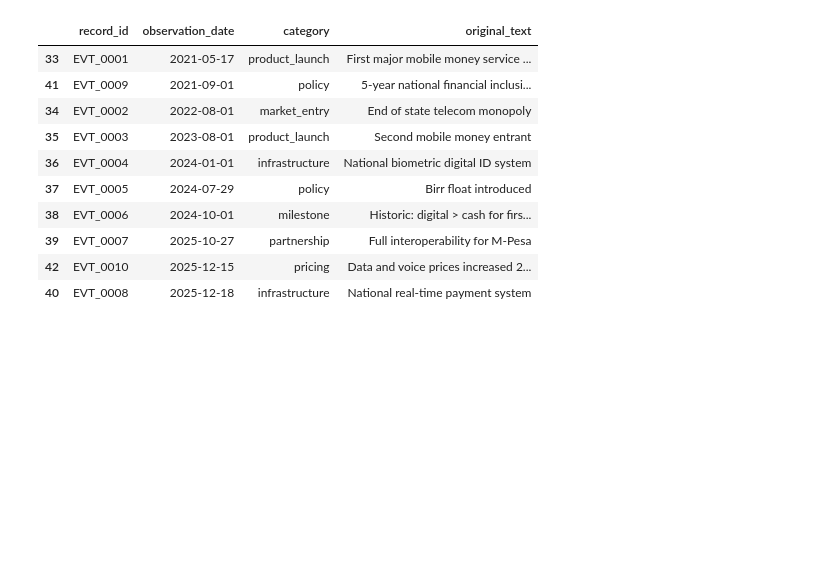
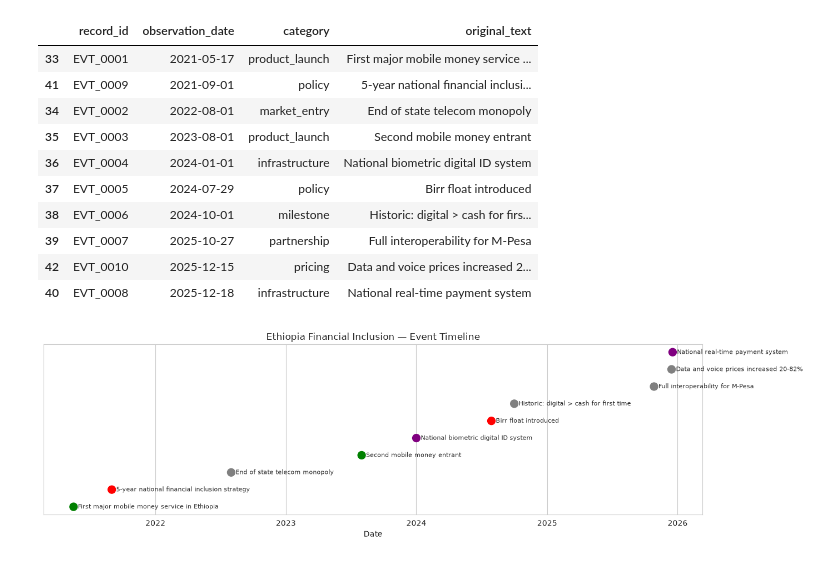
Before and after one commit to Sumeyahassen/ethiopia-fi-forecast, a Jupyter notebook: notebooks/02_eda.ipynb, the cells around one changed output. Cells and saved outputs as stored; diff of their text form; code cells hidden in the pictures; blank space fills up the shorter version.

Commit message:
event time line chrological order

```diff
--- a/notebooks/02_eda.ipynb
+++ b/notebooks/02_eda.ipynb
@@ -292,3 +292,21 @@ Event catalog:
 | 39 | EVT_0007 | 2025-10-27 | partnership | Full interoperability for M-Pesa |
 | 42 | EVT_0010 | 2025-12-15 | pricing | Data and voice prices increased 2... |
 | 40 | EVT_0008 | 2025-12-18 | infrastructure | National real-time payment system |
+# %%
+# Pure event timeline (all events, chronological)
+fig, ax = plt.subplots(figsize=(14, max(4, len(events) * 0.4)))
+y_positions = range(len(events))
+cat_colors = events['category'].map(colors).fillna('gray')
+
+ax.scatter(events['observation_date'], y_positions, c=cat_colors, s=100, zorder=3)
+for y, (_, ev) in zip(y_positions, events.iterrows()):
+    label = str(ev.get('original_text', ''))[:60]
+    ax.text(ev['observation_date'], y, f"  {label}", va='center', fontsize=8)
+
+ax.set_yticks([])
+ax.set_title('Ethiopia Financial Inclusion — Event Timeline')
+ax.set_xlabel('Date')
+plt.tight_layout()
+plt.show()
+# %% [output]
+[figure, added]
```
